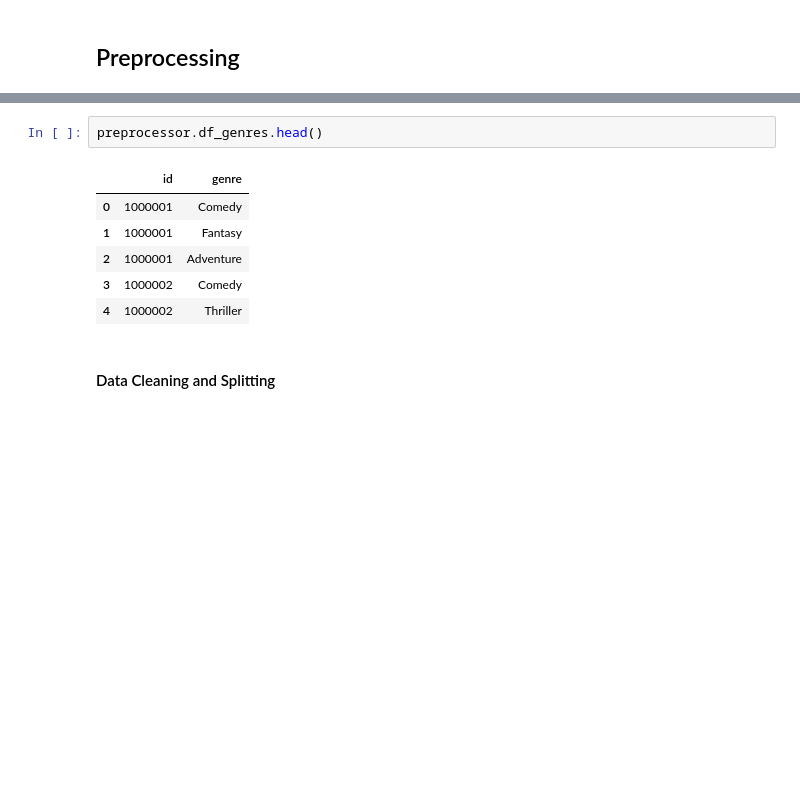
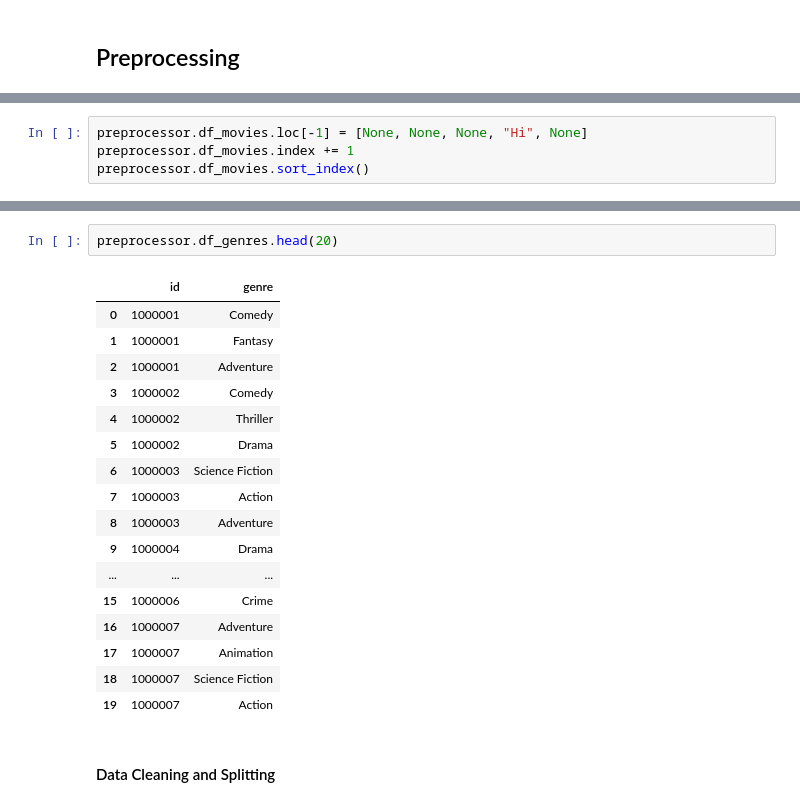
Before and after one commit to CS-180-Group-4/Movie-Recommendation-System, a Jupyter notebook: project_notebook.ipynb, the cells around one changed output, grey strips where cells are left out. Cells and saved outputs as stored; diff of their text form; blank space fills up the shorter version.

```diff
--- a/project_notebook.ipynb
+++ b/project_notebook.ipynb
@@ -53,0 +63,4 @@ preprocessor.df_movies.head()
+# %%
+preprocessor.df_movies.loc[-1] = [None, None, None, "Hi", None]
+preprocessor.df_movies.index += 1
+preprocessor.df_movies.sort_index()
@@ -54,12 +81,23 @@ preprocessor.df_movies.head()
 # %%
-preprocessor.df_genres.head()
+preprocessor.df_genres.head(20)
 # %% [output]
 |  | id | genre |
 | 0 | 1000001 | Comedy |
 | 1 | 1000001 | Fantasy |
 | 2 | 1000001 | Adventure |
 | 3 | 1000002 | Comedy |
 | 4 | 1000002 | Thriller |
+| 5 | 1000002 | Drama |
+| 6 | 1000003 | Science Fiction |
+| 7 | 1000003 | Action |
+| 8 | 1000003 | Adventure |
+| 9 | 1000004 | Drama |
+| ... | ... | ... |
+| 15 | 1000006 | Crime |
+| 16 | 1000007 | Adventure |
+| 17 | 1000007 | Animation |
+| 18 | 1000007 | Science Fiction |
+| 19 | 1000007 | Action |
 # %% [markdown]
 #### Data Cleaning and Splitting
 # %%
```
Also changed, not shown: parts of 12 cells of this notebook, 4 other files.
